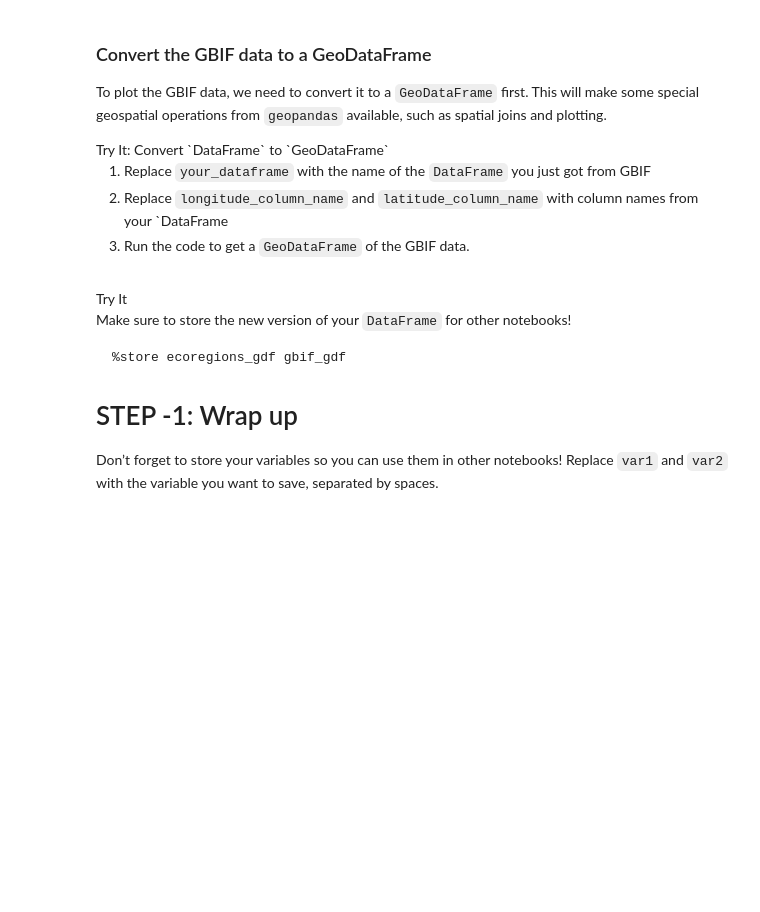
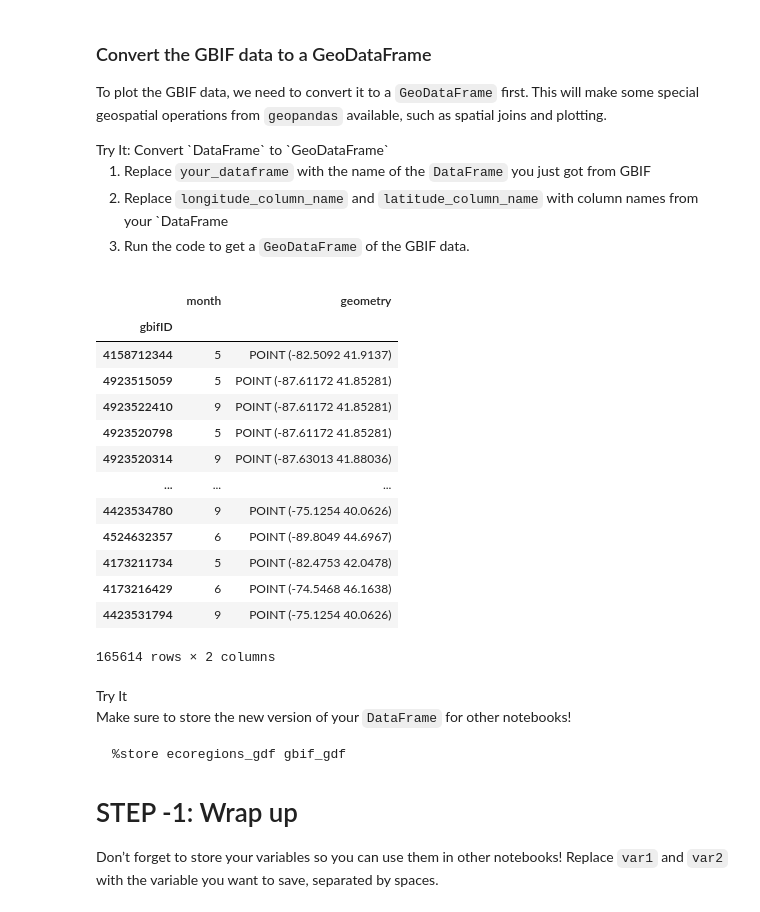
Before and after one commit to earthlab-education/02-migration-ryme1295, a Jupyter notebook: notebooks/migration-31-wrangle.ipynb, the cells around one changed output. Drawn from its saved outputs; the diff is of its cells as text; code cells hidden in the pictures; blank space fills up the shorter version.

```diff
--- a/notebooks/migration-31-wrangle.ipynb
+++ b/notebooks/migration-31-wrangle.ipynb
@@ -170,11 +161,12 @@ You can use the following code to look at the beginning of your file:
 ^C
 # %%
 # Load the GBIF data
+gbif_url=("https://figshare.com/ndownloader/files/58363291")
 gbif_df = pd.read_csv(
-    gbif_path,
-    delimiter='',
-    index_col='',
-    usecols=[]
+    gbif_url,
+    delimiter='\t',
+    index_col='gbifID',
+    usecols=['gbifID','decimalLatitude','decimalLongitude', 'month']
 )
 gbif_df.head()
 # %% [output]
@@ -198,15 +196,30 @@ data.</li>
 # %%
 gbif_gdf = (
     gpd.GeoDataFrame(
-        your_dataframe,
+        gbif_df,
         geometry=gpd.points_from_xy(
-            your_dataframe.longitude_column_name,
-            your_dataframe.latitude_column_name),
+            gbif_df.decimalLongitude,
+            gbif_df.decimalLatitude),
         crs="EPSG:4326")
     # Select the desired columns
-    [[]]
+    [['month','geometry' ]]
 )
 gbif_gdf
+# %% [output]
+|  | month | geometry |
+| gbifID |  |  |
+| 4158712344 | 5 | POINT (-82.5092 41.9137) |
+| 4923515059 | 5 | POINT (-87.61172 41.85281) |
+| 4923522410 | 9 | POINT (-87.61172 41.85281) |
+| 4923520798 | 5 | POINT (-87.61172 41.85281) |
+| 4923520314 | 9 | POINT (-87.63013 41.88036) |
+| ... | ... | ... |
+| 4423534780 | 9 | POINT (-75.1254 40.0626) |
+| 4524632357 | 6 | POINT (-89.8049 44.6967) |
+| 4173211734 | 5 | POINT (-82.4753 42.0478) |
+| 4173216429 | 6 | POINT (-74.5468 46.1638) |
+| 4423531794 | 9 | POINT (-75.1254 40.0626) |
+165614 rows × 2 columns
 # %% [markdown]
 <link rel="stylesheet" type="text/css" href="./assets/styles.css"><div class="callout callout-style-default callout-titled callout-task"><div class="callout-header"><div class="callout-icon-container"><i class="callout-icon"></i></div><div class="callout-title-container flex-fill">Try It</div></div><div class="callout-body-container callout-body"><p>Make sure to store the new version of your <code>DataFrame</code> for
 other notebooks!</p>
```
Also changed, not shown: parts of 5 cells of this notebook.
